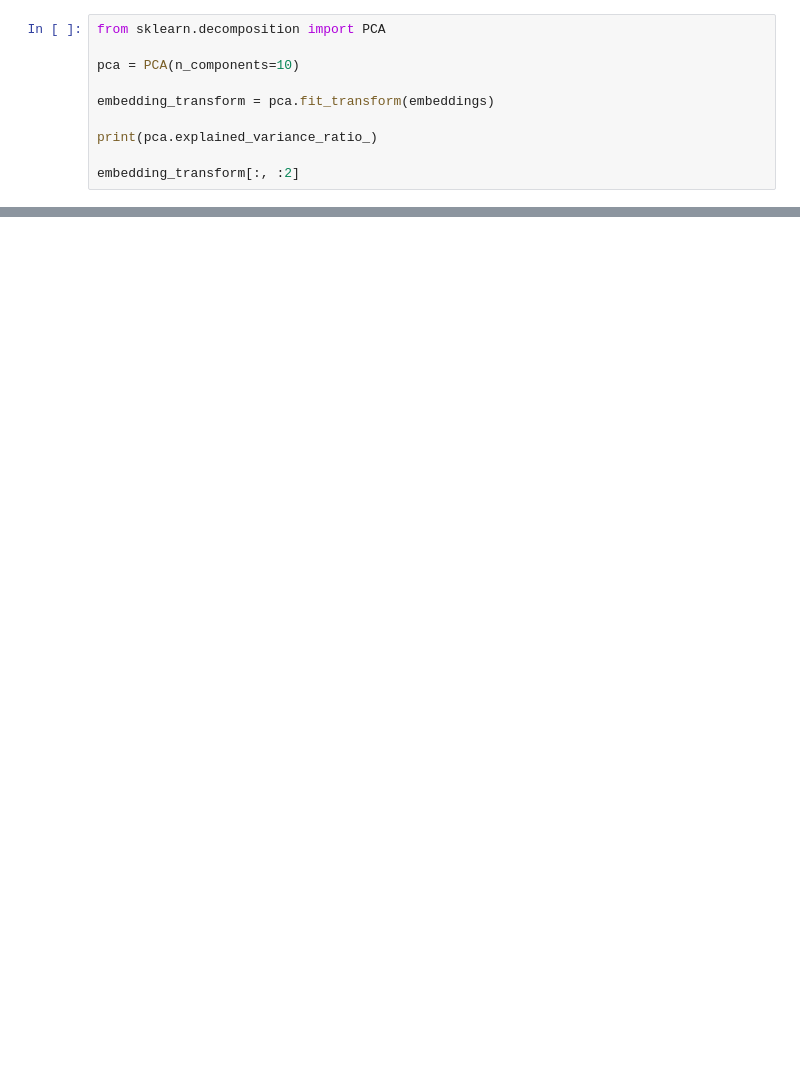
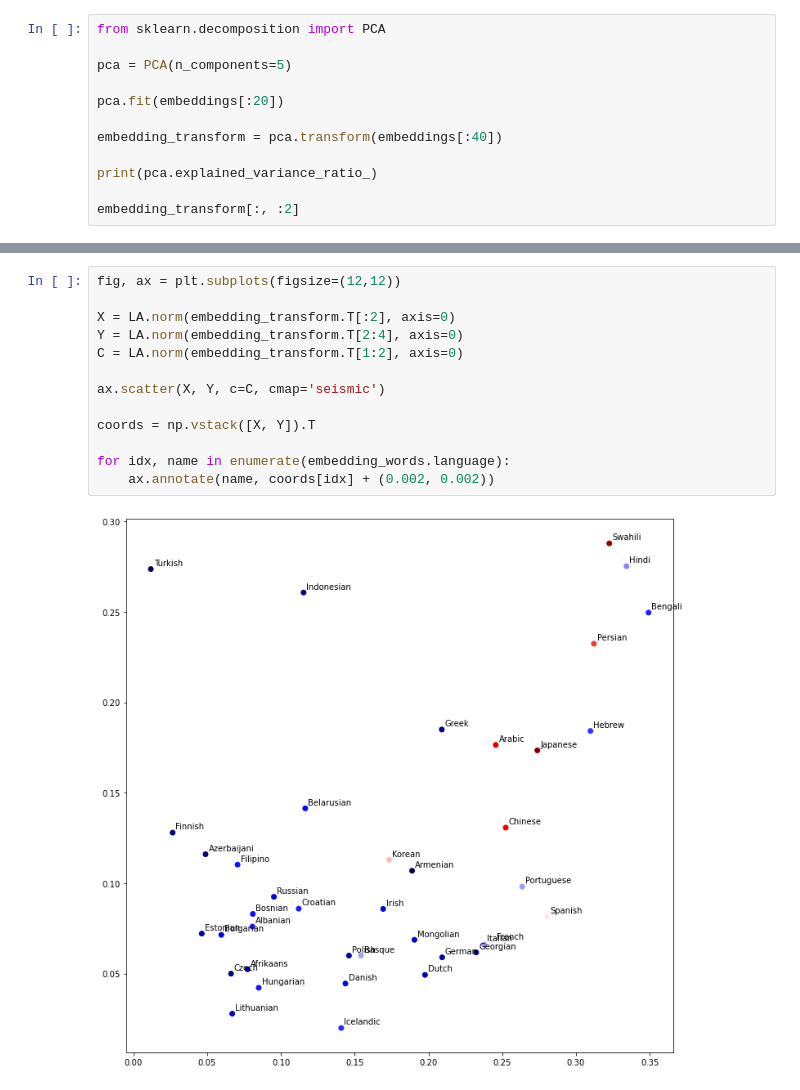
Before and after one commit to kebuhcah/openai-notebooks, a Jupyter notebook: embeddings-viz.ipynb, the cells around one changed output, grey strips where cells are left out. Drawn from its saved outputs; the diff is of its cells as text; blank space fills up the shorter version.

```diff
--- a/embeddings-viz.ipynb
+++ b/embeddings-viz.ipynb
@@ -67,9 +92,11 @@ plt.imshow(embeddings @ embeddings.T, cmap='PiYG')
 # %%
 from sklearn.decomposition import PCA
 
-pca = PCA(n_components=10)
+pca = PCA(n_components=5)
 
-embedding_transform = pca.fit_transform(embeddings)
+pca.fit(embeddings[:20])
+
+embedding_transform = pca.transform(embeddings[:40])
 
 print(pca.explained_variance_ratio_)
 
@@ -100,2 +123,17 @@ array([[ 0.13260228,  0.20655751],
+# %%
+fig, ax = plt.subplots(figsize=(12,12))
+
+X = LA.norm(embedding_transform.T[:2], axis=0)
+Y = LA.norm(embedding_transform.T[2:4], axis=0)
+C = LA.norm(embedding_transform.T[1:2], axis=0)
+
+ax.scatter(X, Y, c=C, cmap='seismic')
+
+coords = np.vstack([X, Y]).T
+
+for idx, name in enumerate(embedding_words.language):
+    ax.annotate(name, coords[idx] + (0.002, 0.002))
+# %% [output]
+[figure, added]
 # %%
 # %% [output]
```
Also changed, not shown: parts of 6 cells of this notebook, 1 other file.
